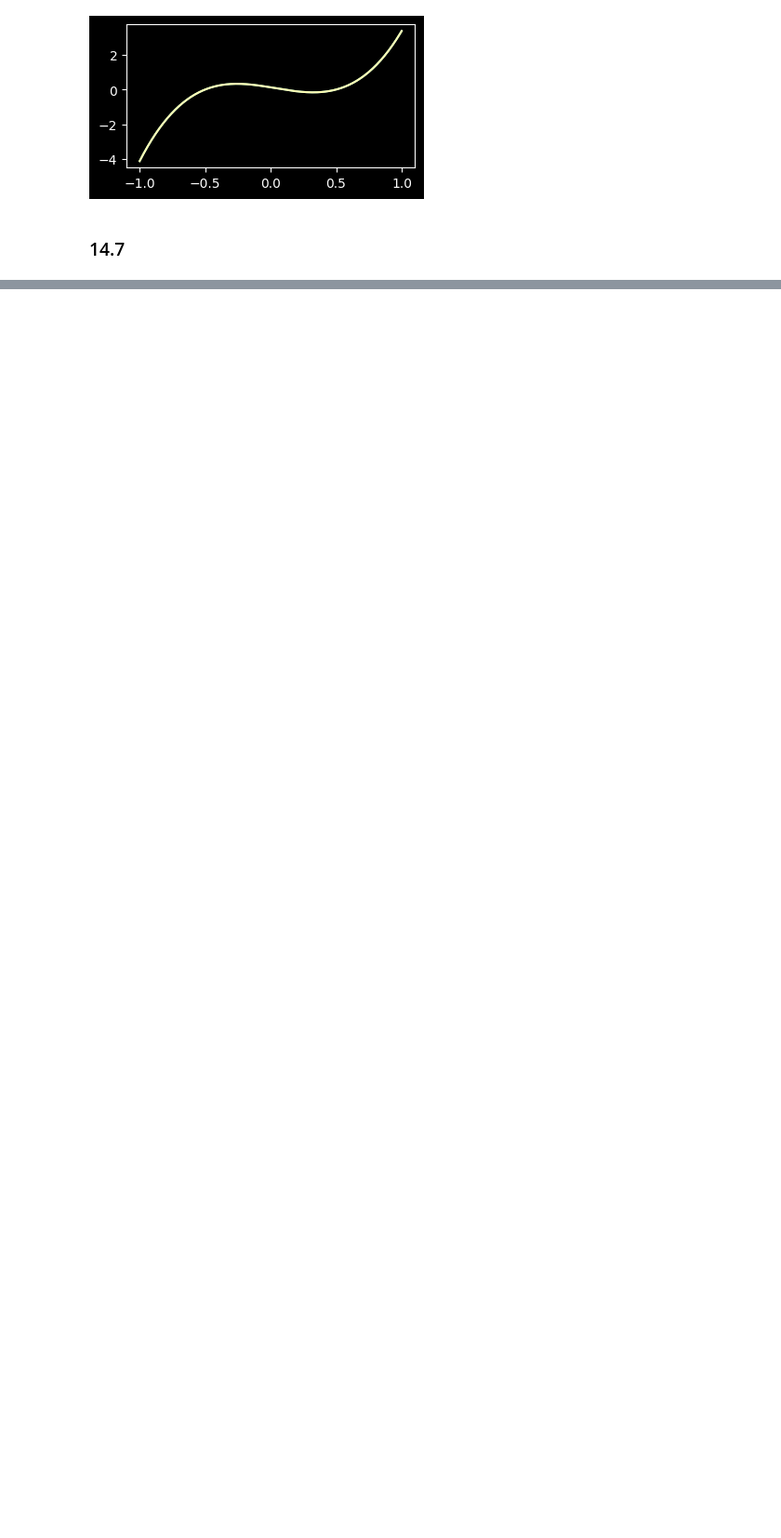
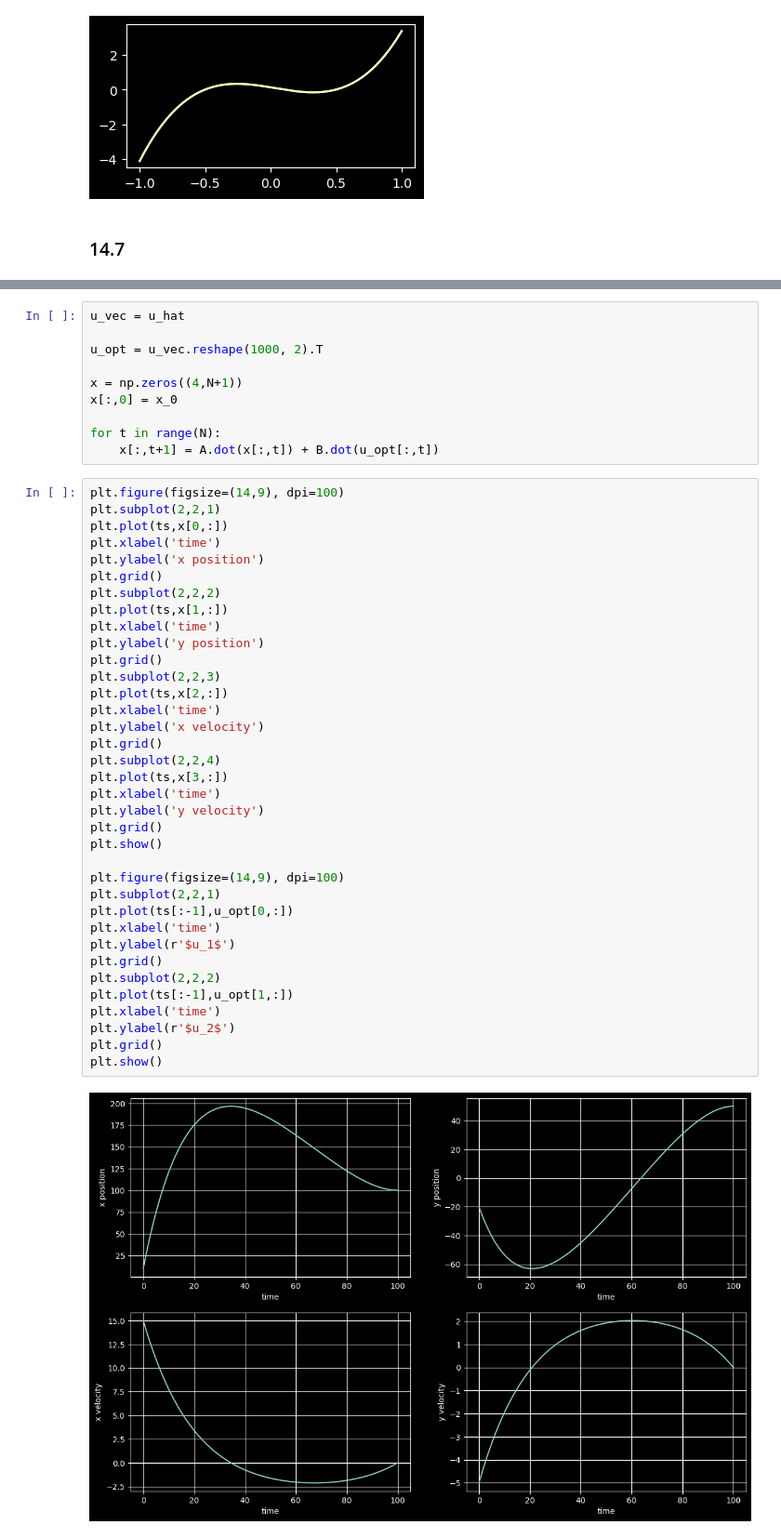
Before and after one commit to kar7mp5/Linear-Algebra-Study, a Jupyter notebook: least_square_study.ipynb, the cells around one changed output, grey strips where cells are left out. Shown: that part at 93% size. Drawn from its saved outputs; the diff is of its cells as text; blank space fills up the shorter version.

```diff
--- a/least_square_study.ipynb
+++ b/least_square_study.ipynb
@@ -143,0 +201,48 @@ Accuracy 0.975
+# %%
+u_vec = u_hat
+
+u_opt = u_vec.reshape(1000, 2).T
+
+x = np.zeros((4,N+1))
+x[:,0] = x_0
+
+for t in range(N):
+    x[:,t+1] = A.dot(x[:,t]) + B.dot(u_opt[:,t])
+# %%
+plt.figure(figsize=(14,9), dpi=100)
+plt.subplot(2,2,1)
+plt.plot(ts,x[0,:])
+plt.xlabel('time')
+plt.ylabel('x position')
+plt.grid()
+plt.subplot(2,2,2)
+plt.plot(ts,x[1,:])
+plt.xlabel('time')
+plt.ylabel('y position')
+plt.grid()
+plt.subplot(2,2,3)
+plt.plot(ts,x[2,:])
+plt.xlabel('time')
+plt.ylabel('x velocity')
+plt.grid()
+plt.subplot(2,2,4)
+plt.plot(ts,x[3,:])
+plt.xlabel('time')
+plt.ylabel('y velocity')
+plt.grid()
+plt.show()
+
+plt.figure(figsize=(14,9), dpi=100)
+plt.subplot(2,2,1)
+plt.plot(ts[:-1],u_opt[0,:])
+plt.xlabel('time')
+plt.ylabel(r'$u_1$')
+plt.grid()
+plt.subplot(2,2,2)
+plt.plot(ts[:-1],u_opt[1,:])
+plt.xlabel('time')
+plt.ylabel(r'$u_2$')
+plt.grid()
+plt.show()
+# %% [output]
+[figure, added]
```
Also changed, not shown: parts of 7 cells of this notebook, 4 other files.
